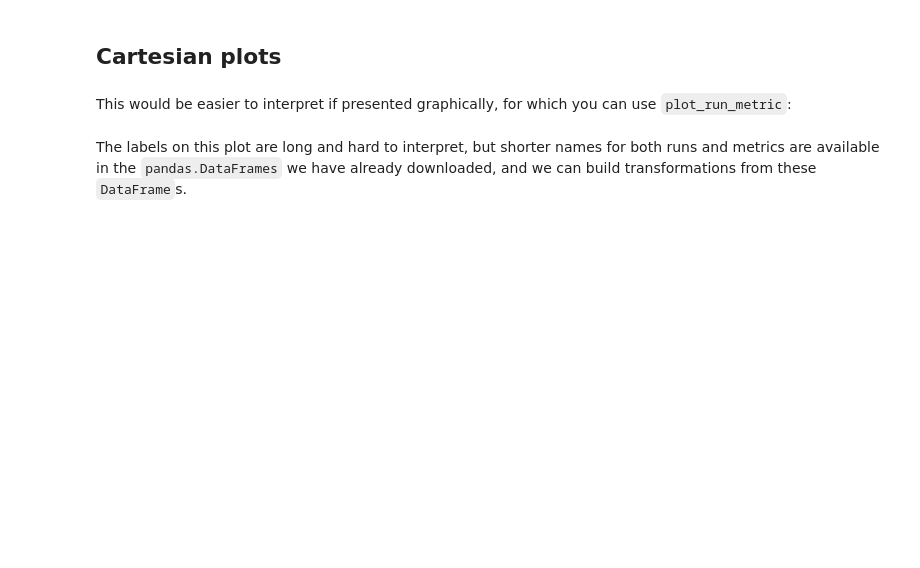
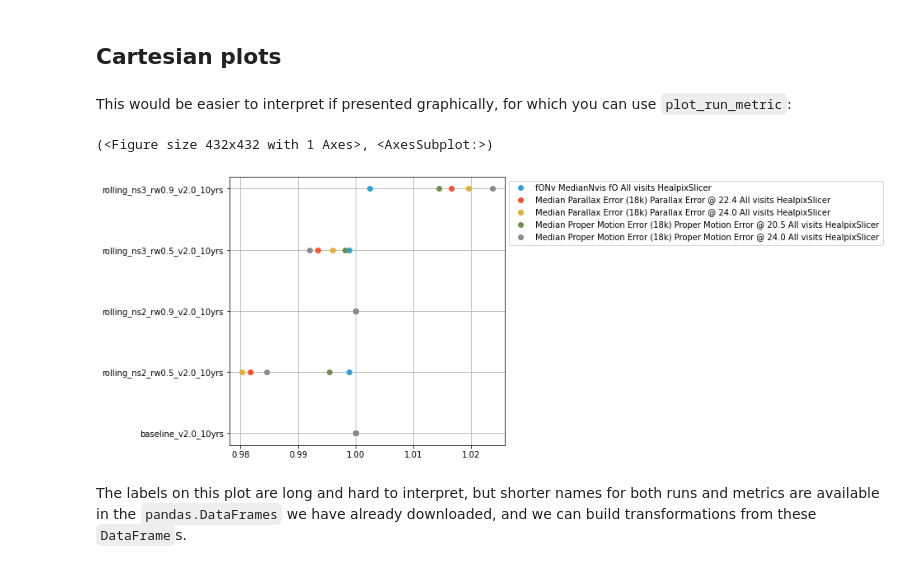
Before and after one commit to ehneilsen/survey_strategy, a Jupyter notebook: fbs_2.0/archive_tutorial.ipynb, the cells around one changed output. Cells and saved outputs as stored; diff of their text form; code cells hidden in the pictures; blank space fills up the shorter version.

Commit message:
Move plotting tools out of archive and into MAF

```diff
--- a/fbs_2.0/archive_tutorial.ipynb
+++ b/fbs_2.0/archive_tutorial.ipynb
@@ -271,10 +349,13 @@ norm_summary
 # %% [markdown]
 This would be easier to interpret if presented graphically, for which you can use `plot_run_metric`:
 # %%
-archive.plot_run_metric(
+maf.plot_run_metric(
     summary,
     baseline_run=baseline_run,
 )
+# %% [output]
+(<Figure size 432x432 with 1 Axes>, <AxesSubplot:>)
+[figure, added]
 # %% [markdown]
 The labels on this plot are long and hard to interpret, but shorter names for both runs and metrics are available in the `pandas.DataFrames` we have already downloaded, and we can build transformations from these `DataFrame`s.
 # %%
```
Also changed, not shown: parts of 34 cells of this notebook, 1 other file.
